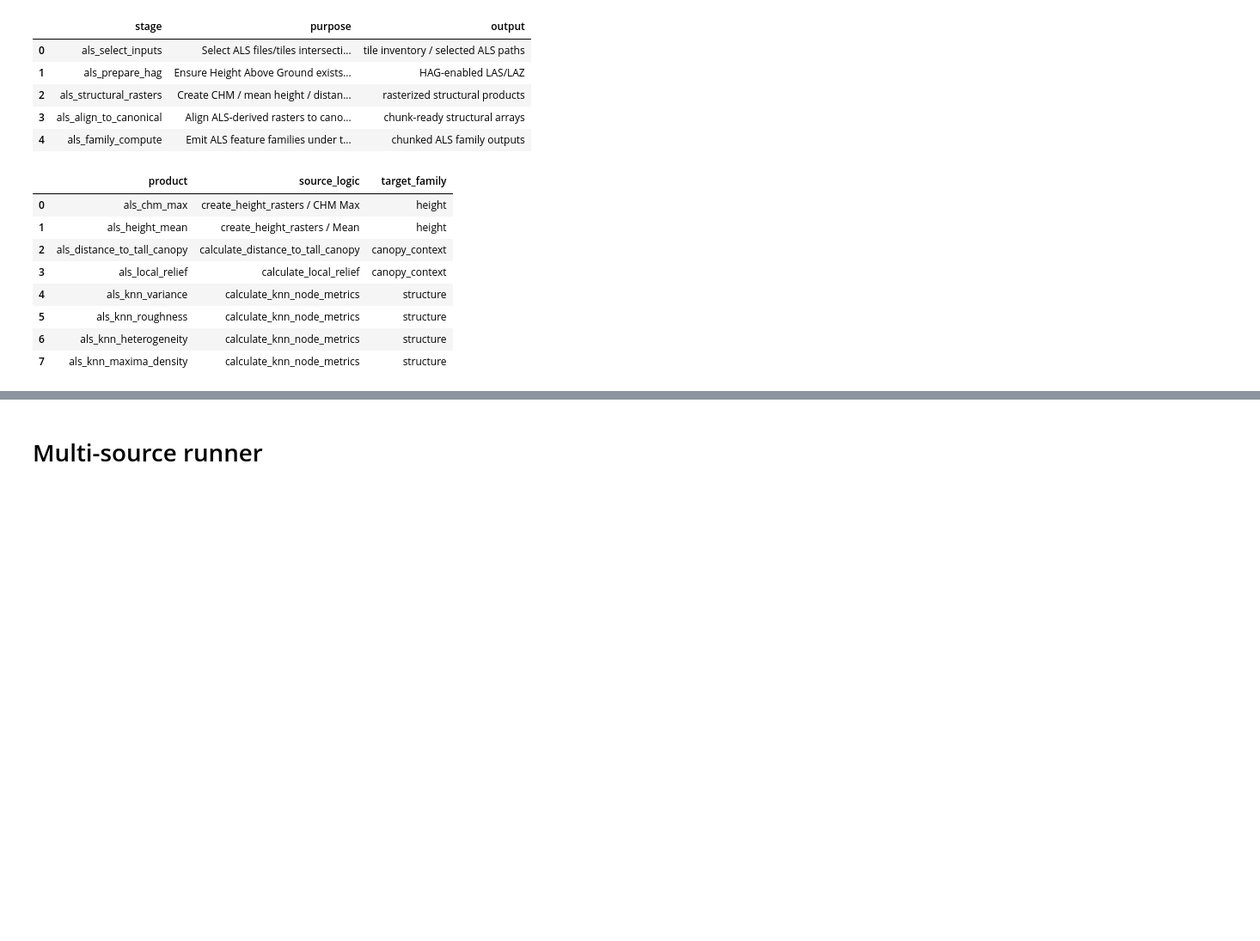
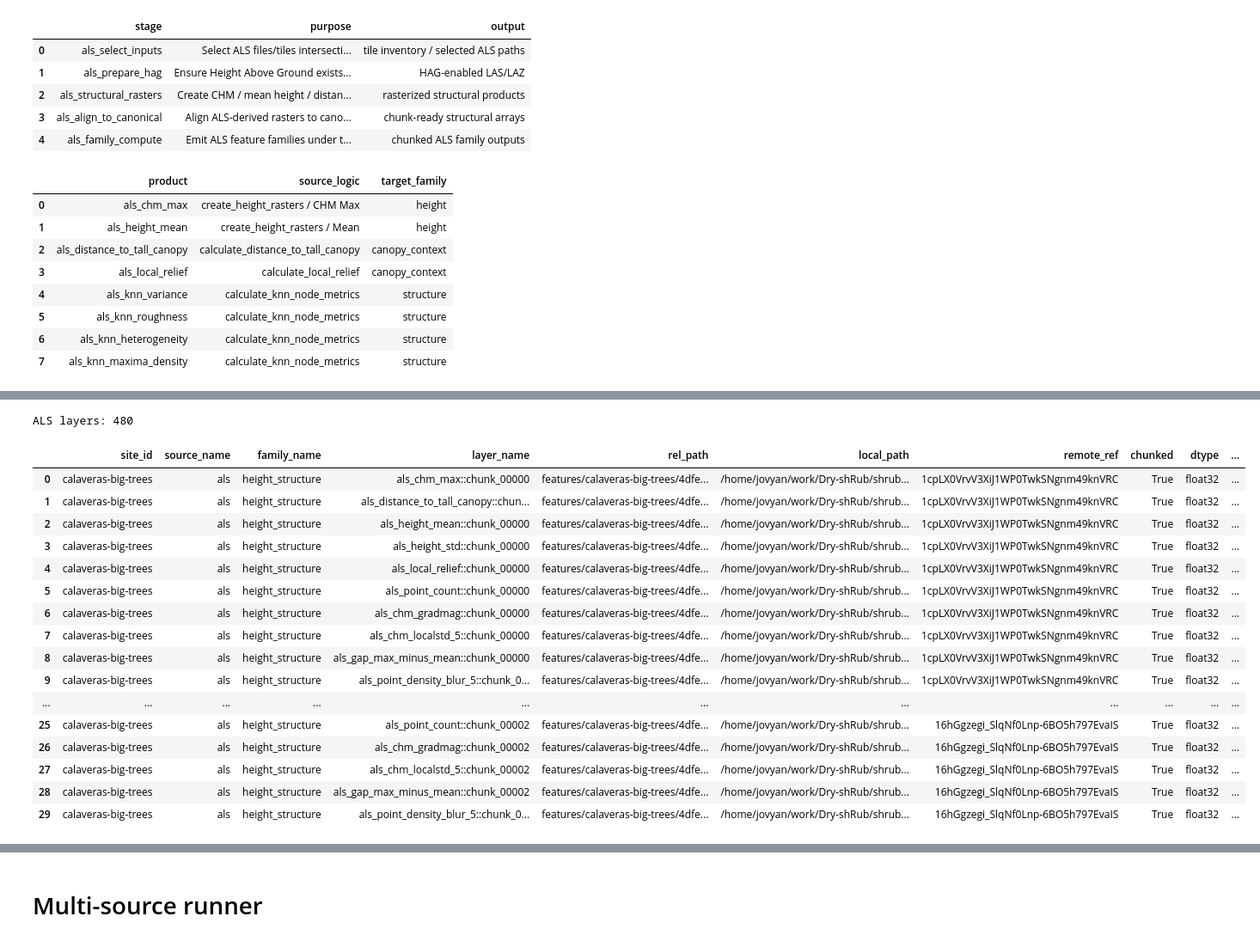
Before and after one commit to ICharmU/shrub, a Jupyter notebook: Final/features/pipeline.ipynb, the cells around one changed output, grey strips where cells are left out. Shown at 86% size. Saved outputs shown, nothing was run; the diff lists cells and outputs as text; code cells hidden in the pictures; blank space fills up the shorter version.

```diff
--- a/Final/features/pipeline.ipynb
+++ b/Final/features/pipeline.ipynb
@@ -4658,0 +6153,5 @@ def run_rap_chunked_pipeline(
+# %%
+rap_runs = run_rap_all_sites(
+    force_refresh_assets=False,
+    force_refresh_source=False,
+)
@@ -4814,6 +6526,19 @@ def save_structural_raster_manifest(site_id: str, payload: dict[str, Any]) -> Pa
     write_json(path, payload)
     LOGGER.info("Saved structural raster manifest | site=%s | path=%s", site_id, path)
     return path
+
+def maybe_prune_local_raw_als_tile(local_tile: str | Path) -> None:
+    local_tile = Path(local_tile)
+
+    if not fe_cfg.persistence.prune_local_after_remote_push:
+        return
+
+    try:
+        if local_tile.exists():
+            local_tile.unlink()
+            LOGGER.info("Pruned local raw ALS tile | path=%s", local_tile)
+    except Exception as e:
+        LOGGER.warning("Failed to prune local raw ALS tile | path=%s | err=%s", local_tile, e)
 # %%
 ALS_FAMILY_SPECS = {
     "height_structure": FeatureFamilySpec(
@@ -5092,0 +6962,18 @@ display(pd.DataFrame(structural_manifest_preview.get("products", [])))
+# %%
+TEST_SITE = fe_cfg.sites[0]
+
+site_assets = prepare_site_assets(TEST_SITE, force_refresh=False)
+canonical_grid = build_canonical_grid_for_site(TEST_SITE, assets=site_assets, force_refresh=False)
+chunk_manifest = build_chunk_manifest(canonical_grid, force_refresh=False)
+
+registry_als = run_als_chunked_pipeline(
+    TEST_SITE,
+    site_assets=site_assets,
+    canonical_grid=canonical_grid,
+    chunk_manifest=chunk_manifest,
+    registry=RasterStackRegistry(
+        site_id=TEST_SITE,
+        config_signature=fe_config_signature(),
+        layers=[],
+    ),
+)
@@ -5092,0 +7030,22 @@ display(pd.DataFrame(structural_manifest_preview.get("products", [])))
+# %%
+print("ALS layers:", len(registry_als.layers))
+display(stack_registry_frame(registry_als).head(30))
+# %% [output]
+ALS layers: 480
+|  | site_id | source_name | family_name | layer_name | rel_path | local_path | remote_ref | chunked | dtype | ... |
+| 0 | calaveras-big-trees | als | height_structure | als_chm_max::chunk_00000 | features/calaveras-big-trees/4dfe... | /home/jovyan/work/Dry-shRub/shrub... | 1cpLX0VrvV3XiJ1WP0TwkSNgnm49knVRC | True | float32 | ... |
+| 1 | calaveras-big-trees | als | height_structure | als_distance_to_tall_canopy::chun... | features/calaveras-big-trees/4dfe... | /home/jovyan/work/Dry-shRub/shrub... | 1cpLX0VrvV3XiJ1WP0TwkSNgnm49knVRC | True | float32 | ... |
+| 2 | calaveras-big-trees | als | height_structure | als_height_mean::chunk_00000 | features/calaveras-big-trees/4dfe... | /home/jovyan/work/Dry-shRub/shrub... | 1cpLX0VrvV3XiJ1WP0TwkSNgnm49knVRC | True | float32 | ... |
+| 3 | calaveras-big-trees | als | height_structure | als_height_std::chunk_00000 | features/calaveras-big-trees/4dfe... | /home/jovyan/work/Dry-shRub/shrub... | 1cpLX0VrvV3XiJ1WP0TwkSNgnm49knVRC | True | float32 | ... |
+| 4 | calaveras-big-trees | als | height_structure | als_local_relief::chunk_00000 | features/calaveras-big-trees/4dfe... | /home/jovyan/work/Dry-shRub/shrub... | 1cpLX0VrvV3XiJ1WP0TwkSNgnm49knVRC | True | float32 | ... |
+| 5 | calaveras-big-trees | als | height_structure | als_point_count::chunk_00000 | features/calaveras-big-trees/4dfe... | /home/jovyan/work/Dry-shRub/shrub... | 1cpLX0VrvV3XiJ1WP0TwkSNgnm49knVRC | True | float32 | ... |
+| 6 | calaveras-big-trees | als | height_structure | als_chm_gradmag::chunk_00000 | features/calaveras-big-trees/4dfe... | /home/jovyan/work/Dry-shRub/shrub... | 1cpLX0VrvV3XiJ1WP0TwkSNgnm49knVRC | True | float32 | ... |
+| 7 | calaveras-big-trees | als | height_structure | als_chm_localstd_5::chunk_00000 | features/calaveras-big-trees/4dfe... | /home/jovyan/work/Dry-shRub/shrub... | 1cpLX0VrvV3XiJ1WP0TwkSNgnm49knVRC | True | float32 | ... |
+| 8 | calaveras-big-trees | als | height_structure | als_gap_max_minus_mean::chunk_00000 | features/calaveras-big-trees/4dfe... | /home/jovyan/work/Dry-shRub/shrub... | 1cpLX0VrvV3XiJ1WP0TwkSNgnm49knVRC | True | float32 | ... |
+| 9 | calaveras-big-trees | als | height_structure | als_point_density_blur_5::chunk_0... | features/calaveras-big-trees/4dfe... | /home/jovyan/work/Dry-shRub/shrub... | 1cpLX0VrvV3XiJ1WP0TwkSNgnm49knVRC | True | float32 | ... |
+| ... | ... | ... | ... | ... | ... | ... | ... | ... | ... | ... |
+| 25 | calaveras-big-trees | als | height_structure | als_point_count::chunk_00002 | features/calaveras-big-trees/4dfe... | /home/jovyan/work/Dry-shRub/shrub... | 16hGgzegi_SlqNf0Lnp-6BO5h797EvaIS | True | float32 | ... |
+| 26 | calaveras-big-trees | als | height_structure | als_chm_gradmag::chunk_00002 | features/calaveras-big-trees/4dfe... | /home/jovyan/work/Dry-shRub/shrub... | 16hGgzegi_SlqNf0Lnp-6BO5h797EvaIS | True | float32 | ... |
+| 27 | calaveras-big-trees | als | height_structure | als_chm_localstd_5::chunk_00002 | features/calaveras-big-trees/4dfe... | /home/jovyan/work/Dry-shRub/shrub... | 16hGgzegi_SlqNf0Lnp-6BO5h797EvaIS | True | float32 | ... |
+| 28 | calaveras-big-trees | als | height_structure | als_gap_max_minus_mean::chunk_00002 | features/calaveras-big-trees/4dfe... | /home/jovyan/work/Dry-shRub/shrub... | 16hGgzegi_SlqNf0Lnp-6BO5h797EvaIS | True | float32 | ... |
+| 29 | calaveras-big-trees | als | height_structure | als_point_density_blur_5::chunk_0... | features/calaveras-big-trees/4dfe... | /home/jovyan/work/Dry-shRub/shrub... | 16hGgzegi_SlqNf0Lnp-6BO5h797EvaIS | True | float32 | ... |
```
Also changed, not shown: parts of 71 cells of this notebook, 7 other files.
